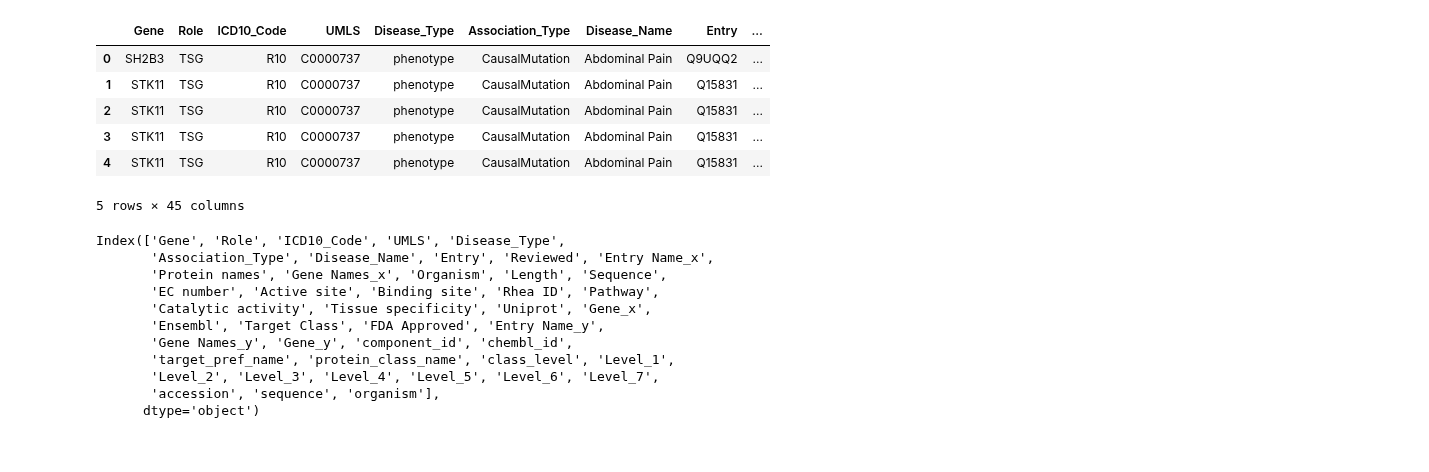
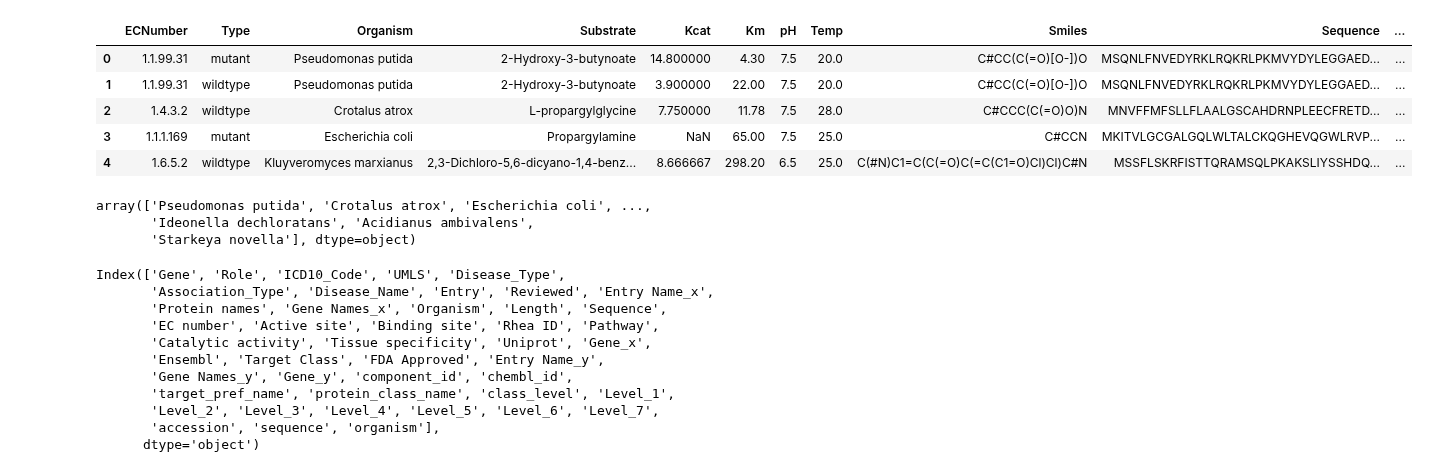
Before and after one commit to ygrepo/drug_discovery, a Jupyter notebook: notebook/load_data.ipynb, the cells around one changed output. Cells and saved outputs as stored; diff of their text form; code cells hidden in the pictures.

```diff
--- a/notebook/load_data.ipynb
+++ b/notebook/load_data.ipynb
@@ -15,17 +15,22 @@ from src.ML_benchmark_prediction_analysis import (
 %reload_ext autoreload
 %autoreload 2
 # %%
-path = Path("../output/data/gtdb_causal_onco_tsg_gene_disease_icd10_protein_class.csv")
-df = pd.read_csv(path)
+path = Path("../output/data/data_km_with_features.joblib")
+df = joblib.load(path)
 df.head()
 # %% [output]
-|  | Gene | Role | ICD10_Code | UMLS | Disease_Type | Association_Type | Disease_Name | Entry | ... |
-| 0 | SH2B3 | TSG | R10 | C0000737 | phenotype | CausalMutation | Abdominal Pain | Q9UQQ2 | ... |
-| 1 | STK11 | TSG | R10 | C0000737 | phenotype | CausalMutation | Abdominal Pain | Q15831 | ... |
-| 2 | STK11 | TSG | R10 | C0000737 | phenotype | CausalMutation | Abdominal Pain | Q15831 | ... |
-| 3 | STK11 | TSG | R10 | C0000737 | phenotype | CausalMutation | Abdominal Pain | Q15831 | ... |
-| 4 | STK11 | TSG | R10 | C0000737 | phenotype | CausalMutation | Abdominal Pain | Q15831 | ... |
+|  | ECNumber | Type | Organism | Substrate | Kcat | Km | pH | Temp | Smiles | Sequence | ... |
+| 0 | 1.1.99.31 | mutant | Pseudomonas putida | 2-Hydroxy-3-butynoate | 14.800000 | 4.30 | 7.5 | 20.0 | C#CC(C(=O)[O-])O | MSQNLFNVEDYRKLRQKRLPKMVYDYLEGGAED... | ... |
+| 1 | 1.1.99.31 | wildtype | Pseudomonas putida | 2-Hydroxy-3-butynoate | 3.900000 | 22.00 | 7.5 | 20.0 | C#CC(C(=O)[O-])O | MSQNLFNVEDYRKLRQKRLPKMVYDYLEGGAED... | ... |
+| 2 | 1.4.3.2 | wildtype | Crotalus atrox | L-propargylglycine | 7.750000 | 11.78 | 7.5 | 28.0 | C#CCC(C(=O)O)N | MNVFFMFSLLFLAALGSCAHDRNPLEECFRETD... | ... |
+| 3 | 1.1.1.169 | mutant | Escherichia coli | Propargylamine | NaN | 65.00 | 7.5 | 25.0 | C#CCN | MKITVLGCGALGQLWLTALCKQGHEVQGWLRVP... | ... |
+| 4 | 1.6.5.2 | wildtype | Kluyveromyces marxianus | 2,3-Dichloro-5,6-dicyano-1,4-benz... | 8.666667 | 298.20 | 6.5 | 25.0 | C(#N)C1=C(C(=O)C(=C(C1=O)Cl)Cl)C#N | MSSFLSKRFISTTQRAMSQLPKAKSLIYSSHDQ... | ... |
-5 rows × 45 columns
+# %%
+df["Organism"].unique()
+# %% [output]
+array(['Pseudomonas putida', 'Crotalus atrox', 'Escherichia coli', ...,
+       'Ideonella dechloratans', 'Acidianus ambivalens',
+       'Starkeya novella'], dtype=object)
 # %%
 df.columns
 # %% [output]
```
Also changed, not shown: parts of 1 cell of this notebook, 2 other files.
